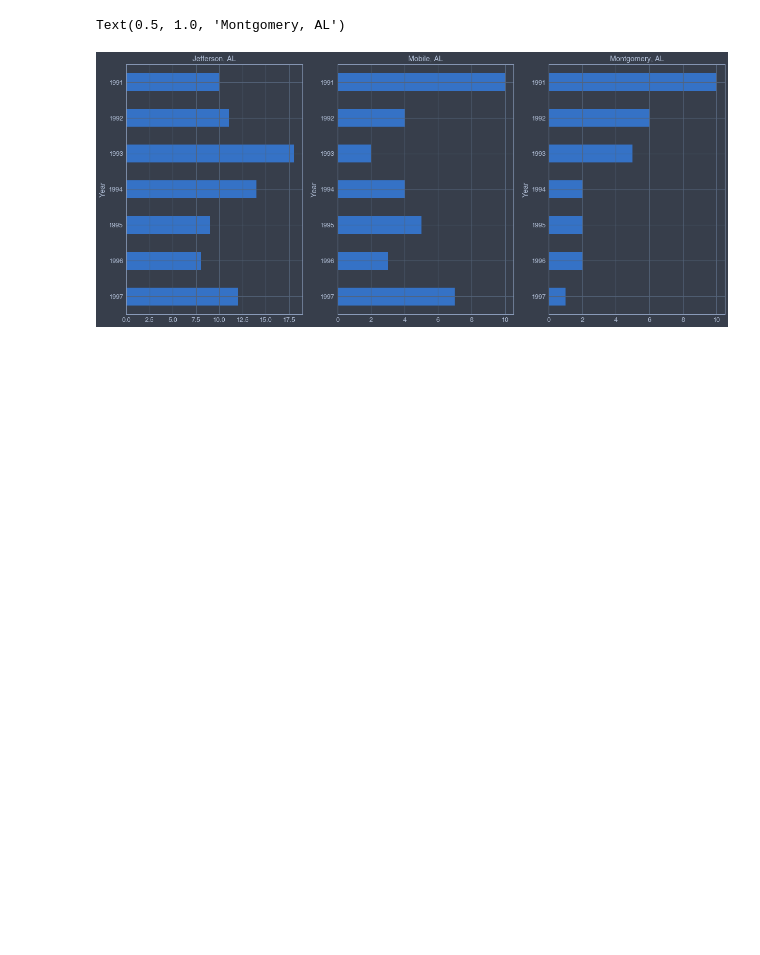
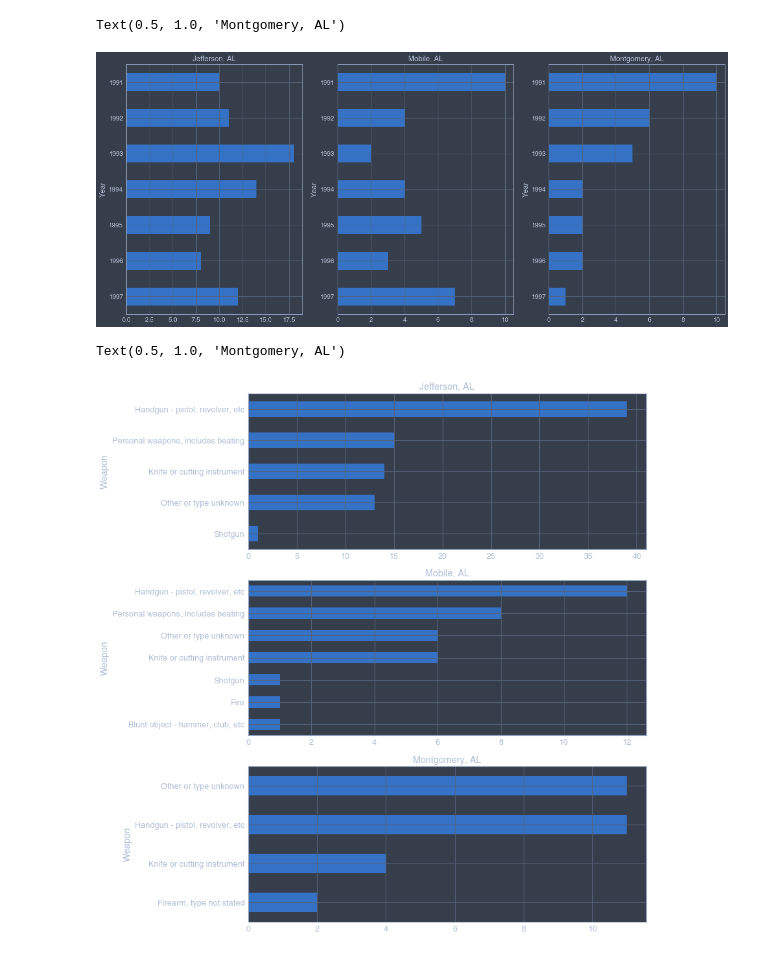
Before and after one commit to fadeeva/weird_projects, a Jupyter notebook: Serial_Killers/Outliers_percentile_75/Female_Victims_Unsolved_Cases_Alabama_1991-1997.ipynb, the cells around one changed output. Cells and saved outputs as stored; diff of their text form; code cells hidden in the pictures; blank space fills up the shorter version.

```diff
--- a/Serial_Killers/Outliers_percentile_75/Female_Victims_Unsolved_Cases_Alabama_1991-1997.ipynb
+++ b/Serial_Killers/Outliers_percentile_75/Female_Victims_Unsolved_Cases_Alabama_1991-1997.ipynb
@@ -86,3 +100,17 @@ ax[2].set_title('Montgomery, AL')
 # %% [output]
 Text(0.5, 1.0, 'Montgomery, AL')
 [figure]
+# %%
+fig, ax = plt.subplots(3, 1, figsize=(11, 15))
+
+jefferson.groupby('Weapon').count().sort_values(by='Ori', ascending=True)['Ori'].plot(kind='barh', ax=ax[0])
+ax[0].set_title('Jefferson, AL')
+
+mobile.groupby('Weapon').count().sort_values(by='Ori', ascending=True)['Ori'].plot(kind='barh', ax=ax[1])
+ax[1].set_title('Mobile, AL')
+
+montgomery.groupby('Weapon').count().sort_values(by='Ori', ascending=True)['Ori'].plot(kind='barh', ax=ax[2])
+ax[2].set_title('Montgomery, AL')
+# %% [output]
+Text(0.5, 1.0, 'Montgomery, AL')
+[figure, added]
```
Also changed, not shown: parts of 3 cells of this notebook.
